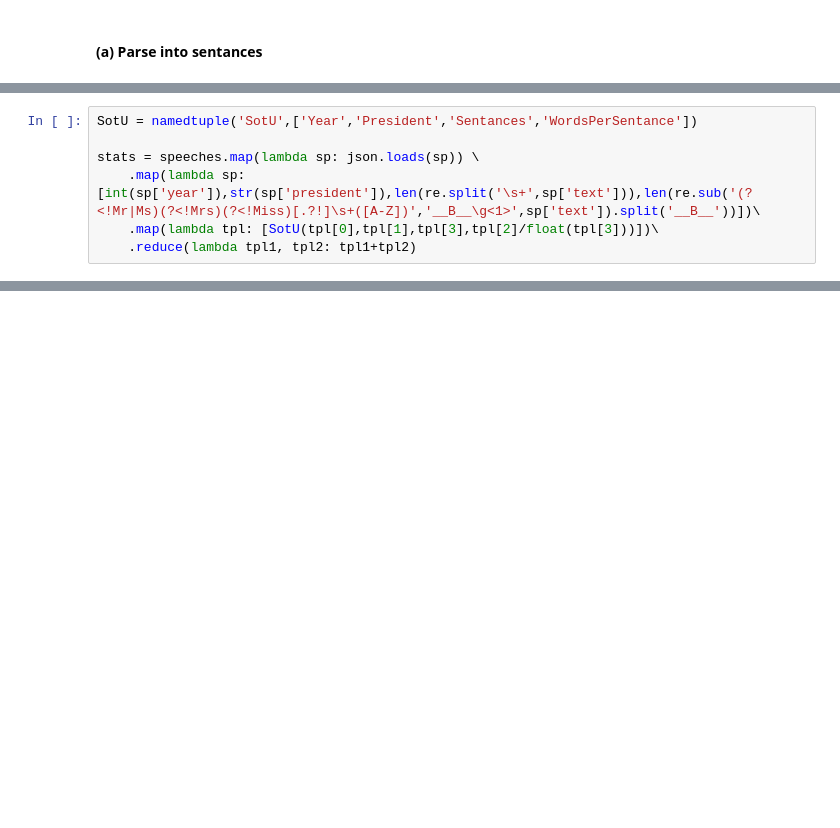
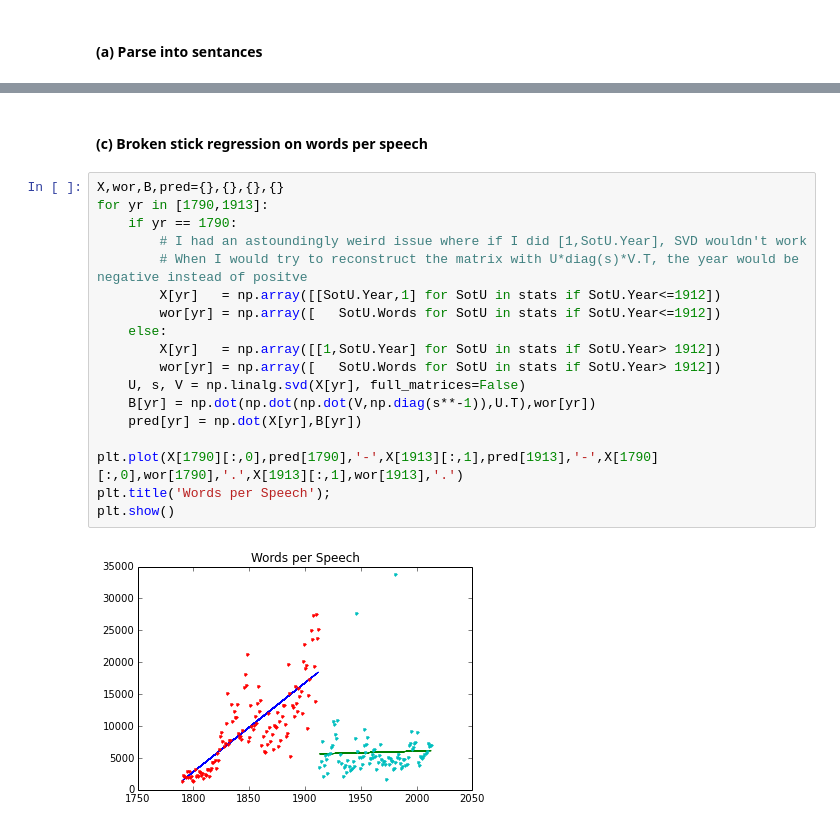
Before and after one commit to ajmaurer/Chicago-Course-Work, a Jupyter notebook: stat376/hw1.ipynb, the cells around one changed output, grey strips where cells are left out. Saved outputs shown, nothing was run; the diff lists cells and outputs as text; blank space fills up the shorter version.

```diff
--- a/stat376/hw1.ipynb
+++ b/stat376/hw1.ipynb
@@ -56,7 +44,0 @@ They can scarcely have failed to perceive that the effort for disunion produces
-# %%
-SotU = namedtuple('SotU',['Year','President','Sentances','WordsPerSentance'])
-
-stats = speeches.map(lambda sp: json.loads(sp)) \
-    .map(lambda sp: [int(sp['year']),str(sp['president']),len(re.split('\s+',sp['text'])),len(re.sub('(?<!Mr|Ms)(?<!Mrs)(?<!Miss)[.?!]\s+([A-Z])','__B__\g<1>',sp['text']).split('__B__'))])\
-    .map(lambda tpl: [SotU(tpl[0],tpl[1],tpl[3],tpl[2]/float(tpl[3]))])\
-    .reduce(lambda tpl1, tpl2: tpl1+tpl2)
@@ -92,0 +166,22 @@ RANKED BY WORDS PER SENTANCE
+# %% [markdown]
+#### (c) Broken stick regression on words per speech
+# %%
+X,wor,B,pred={},{},{},{}
+for yr in [1790,1913]:
+    if yr == 1790:
+        # I had an astoundingly weird issue where if I did [1,SotU.Year], SVD wouldn't work
+        # When I would try to reconstruct the matrix with U*diag(s)*V.T, the year would be negative instead of positve
+        X[yr]   = np.array([[SotU.Year,1] for SotU in stats if SotU.Year<=1912])
+        wor[yr] = np.array([   SotU.Words for SotU in stats if SotU.Year<=1912])
+    else:
+        X[yr]   = np.array([[1,SotU.Year] for SotU in stats if SotU.Year> 1912])
+        wor[yr] = np.array([   SotU.Words for SotU in stats if SotU.Year> 1912])
+    U, s, V = np.linalg.svd(X[yr], full_matrices=False)
+    B[yr] = np.dot(np.dot(np.dot(V,np.diag(s**-1)),U.T),wor[yr])
+    pred[yr] = np.dot(X[yr],B[yr])
+
+plt.plot(X[1790][:,0],pred[1790],'-',X[1913][:,1],pred[1913],'-',X[1790][:,0],wor[1790],'.',X[1913][:,1],wor[1913],'.')
+plt.title('Words per Speech');
+plt.show()
+# %% [output]
+[figure, added]
```
Also changed, not shown: parts of 21 cells of this notebook.
